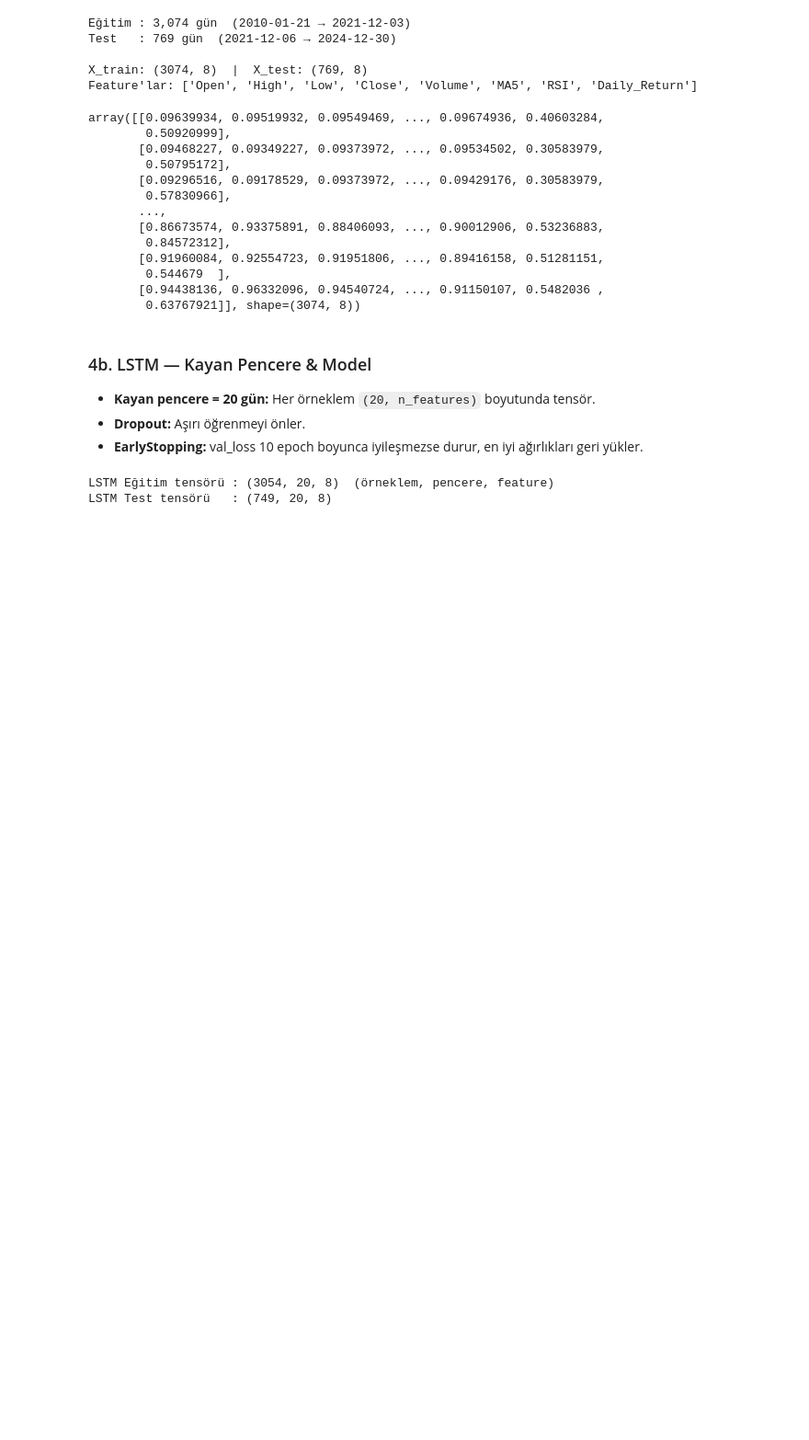
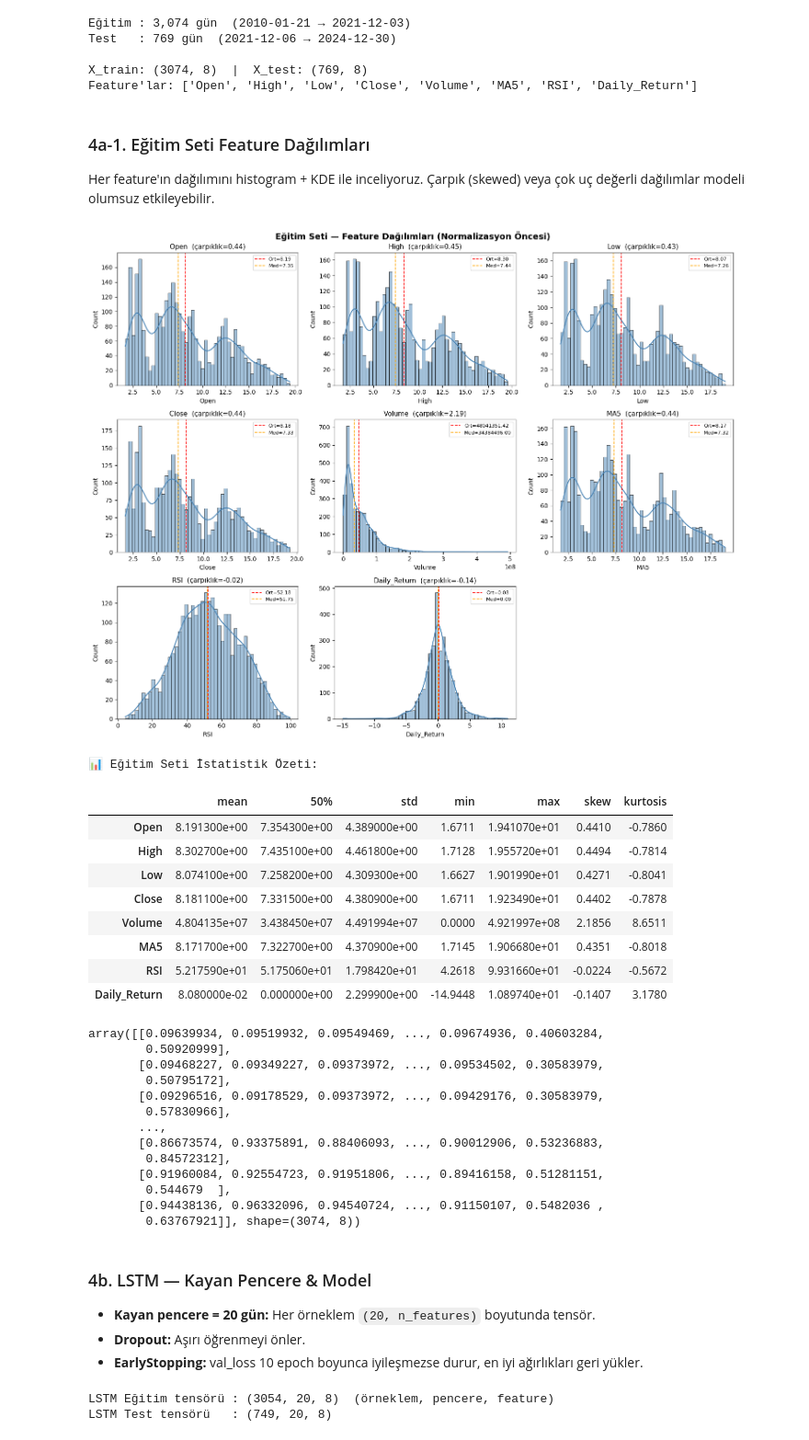
Before and after one commit to CarpeDiem0110/stock_trend_prediction, a Jupyter notebook: stock_analysis.ipynb, the cells around one changed output. Shown at 92% size. Cells and saved outputs as stored; diff of their text form; code cells hidden in the pictures; blank space fills up the shorter version.

```diff
--- a/stock_analysis.ipynb
+++ b/stock_analysis.ipynb
@@ -220,7 +281,11 @@ dtype: float64
 from sklearn.preprocessing import MinMaxScaler
 
 # ── FEATURE / TARGET AYIRMA ─────────────────────────────────────────────────
-FEATURE_COLS = [c for c in model_df.columns if c != 'Target']
+DROPPED_FEATURES = ['Open', 'High', 'Low', 'MA5']
+FEATURE_COLS = [
+    col for col in model_df.columns
+    if col not in DROPPED_FEATURES + ['Target']
+ ]
 X = model_df[FEATURE_COLS].values
 y = model_df['Target'].values
 
@@ -229,6 +294,8 @@ split_idx = int(len(X) * 0.80)
 X_train_raw, X_test_raw = X[:split_idx], X[split_idx:]
 y_train,     y_test     = y[:split_idx], y[split_idx:]
 
+print(f"Kaldırılan feature'lar: {DROPPED_FEATURES}")
+print(f"Kullanılan feature'lar: {FEATURE_COLS}")
 print(f"Eğitim : {len(X_train_raw):,} gün  ({model_df.index[0].date()} → {model_df.index[split_idx-1].date()})")
 print(f"Test   : {len(X_test_raw):,} gün  ({model_df.index[split_idx].date()} → {model_df.index[-1].date()})")
 
@@ -245,6 +312,61 @@ Test   : 769 gün  (2021-12-06 → 2024-12-30)
 
 X_train: (3074, 8)  |  X_test: (769, 8)
 Feature'lar: ['Open', 'High', 'Low', 'Close', 'Volume', 'MA5', 'RSI', 'Daily_Return']
+# %% [markdown]
+### 4a-1. Eğitim Seti Feature Dağılımları
+
+
+Her feature'ın dağılımını histogram + KDE ile inceliyoruz. Çarpık (skewed) veya çok uç değerli dağılımlar modeli olumsuz etkileyebilir.
+# %%
+import seaborn as sns
+
+train_df = pd.DataFrame(X_train_raw, columns=FEATURE_COLS)
+
+n_cols = 3
+n_rows = (len(FEATURE_COLS) + n_cols - 1) // n_cols
+fig, axes = plt.subplots(n_rows, n_cols, figsize=(5 * n_cols, 4 * n_rows))
+axes = axes.flatten()
+
+for i, col in enumerate(FEATURE_COLS):
+    ax = axes[i]
+    sns.histplot(train_df[col], kde=True, ax=ax, color='steelblue', bins=50)
+
+    # İstatistikler
+    mean = train_df[col].mean()
+    med  = train_df[col].median()
+    skew = train_df[col].skew()
+
+    ax.axvline(mean, color='red', ls='--', lw=1.2, label=f'Ort={mean:.2f}')
+    ax.axvline(med,  color='orange', ls='--', lw=1.2, label=f'Med={med:.2f}')
+    ax.set_title(f'{col}  (çarpıklık={skew:.2f})', fontsize=11)
+    ax.legend(fontsize=8)
+
+# Boş grafikleri gizle
+for j in range(len(FEATURE_COLS), len(axes)):
+    axes[j].set_visible(False)
+
+plt.suptitle('Eğitim Seti — Feature Dağılımları ', fontweight='bold', fontsize=14)
+plt.tight_layout()
+plt.show()
+
+# ── ÖZET TABLO ────────────────────────────────────────────────────────────────
+desc = train_df.describe().T
+desc['skew'] = train_df.skew()
+desc['kurtosis'] = train_df.kurtosis()
+print("\n📊 Eğitim Seti İstatistik Özeti:")
+desc[['mean', '50%', 'std', 'min', 'max', 'skew', 'kurtosis']].round(4)
+# %% [output]
+[figure, added]
+📊 Eğitim Seti İstatistik Özeti:
+|  | mean | 50% | std | min | max | skew | kurtosis |
+| Open | 8.191300e+00 | 7.354300e+00 | 4.389000e+00 | 1.6711 | 1.941070e+01 | 0.4410 | -0.7860 |
+| High | 8.302700e+00 | 7.435100e+00 | 4.461800e+00 | 1.7128 | 1.955720e+01 | 0.4494 | -0.7814 |
+| Low | 8.074100e+00 | 7.258200e+00 | 4.309300e+00 | 1.6627 | 1.901990e+01 | 0.4271 | -0.8041 |
+| Close | 8.181100e+00 | 7.331500e+00 | 4.380900e+00 | 1.6711 | 1.923490e+01 | 0.4402 | -0.7878 |
+| Volume | 4.804135e+07 | 3.438450e+07 | 4.491994e+07 | 0.0000 | 4.921997e+08 | 2.1856 | 8.6511 |
+| MA5 | 8.171700e+00 | 7.322700e+00 | 4.370900e+00 | 1.7145 | 1.906680e+01 | 0.4351 | -0.8018 |
+| RSI | 5.217590e+01 | 5.175060e+01 | 1.798420e+01 | 4.2618 | 9.931660e+01 | -0.0224 | -0.5672 |
+| Daily_Return | 8.080000e-02 | 0.000000e+00 | 2.299900e+00 | -14.9448 | 1.089740e+01 | -0.1407 | 3.1780 |
 # %%
 X_train
 # %% [output]
```
Also changed, not shown: parts of 4 cells of this notebook, 3 other files.
